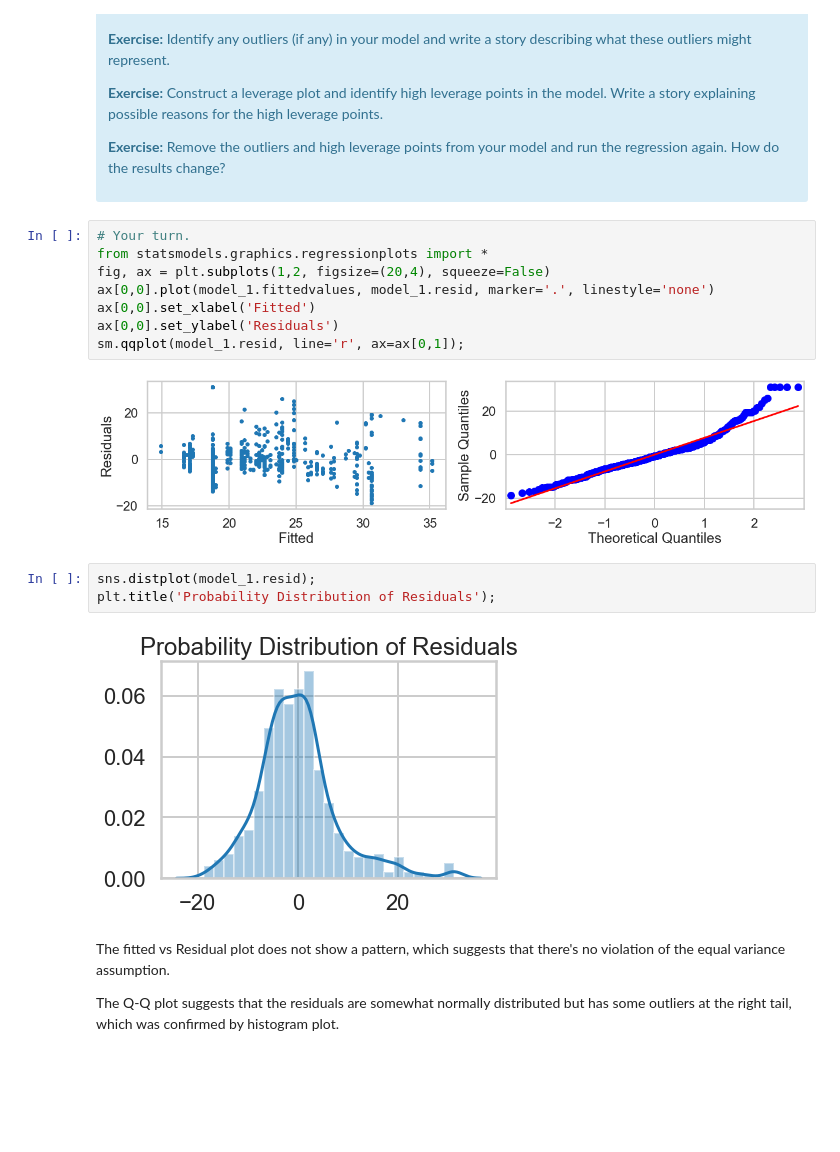
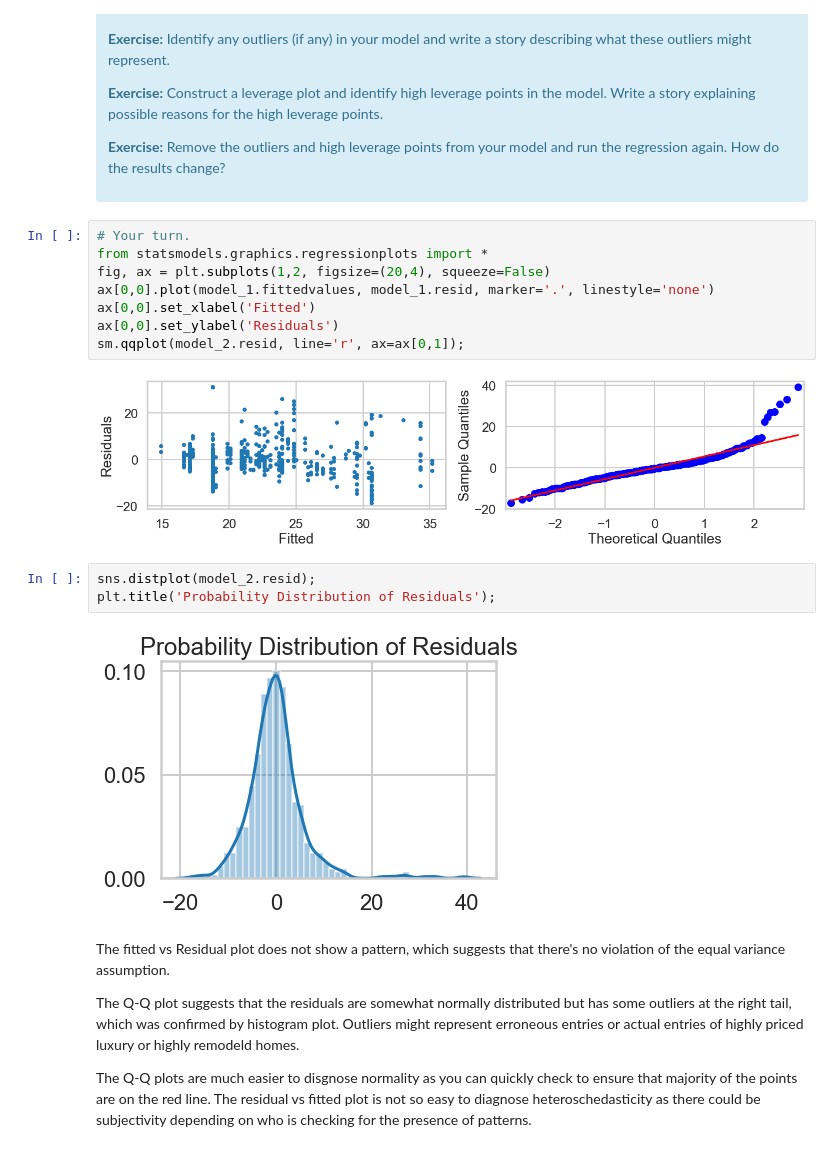
Before and after one commit to nwugocc/machine-learning, a Jupyter notebook: Mini_Project_Linear_Regression.ipynb, the cells around one changed output. Saved outputs shown, nothing was run; the diff lists cells and outputs as text; blank space fills up the shorter version.

```diff
--- a/Mini_Project_Linear_Regression.ipynb
+++ b/Mini_Project_Linear_Regression.ipynb
@@ -849,15 +877,17 @@ fig, ax = plt.subplots(1,2, figsize=(20,4), squeeze=False)
 ax[0,0].plot(model_1.fittedvalues, model_1.resid, marker='.', linestyle='none')
 ax[0,0].set_xlabel('Fitted')
 ax[0,0].set_ylabel('Residuals')
-sm.qqplot(model_1.resid, line='r', ax=ax[0,1]);
+sm.qqplot(model_2.resid, line='r', ax=ax[0,1]);
 # %% [output]
-[figure, old version]
+[figure, new version]
 # %%
-sns.distplot(model_1.resid);
+sns.distplot(model_2.resid);
 plt.title('Probability Distribution of Residuals');
 # %% [output]
-[figure, old version]
+[figure, new version]
 # %% [markdown]
 The fitted vs Residual plot does not show a pattern, which suggests that there's no violation of the equal variance assumption.
 
-The Q-Q plot suggests that the residuals are somewhat normally distributed but has some outliers at the right tail, which was confirmed by histogram plot.
+The Q-Q plot suggests that the residuals are somewhat normally distributed but has some outliers at the right tail, which was confirmed by histogram plot. Outliers might represent erroneous entries or actual entries of highly priced luxury or highly remodeld homes.
+
+The Q-Q plots are much easier to disgnose normality as you can quickly check to ensure that majority of the points are on the red line. The residual vs fitted plot is not so easy to diagnose heteroschedasticity as there could be subjectivity depending on who is checking for the presence of patterns.
```
Also changed, not shown: parts of 20 cells of this notebook.
